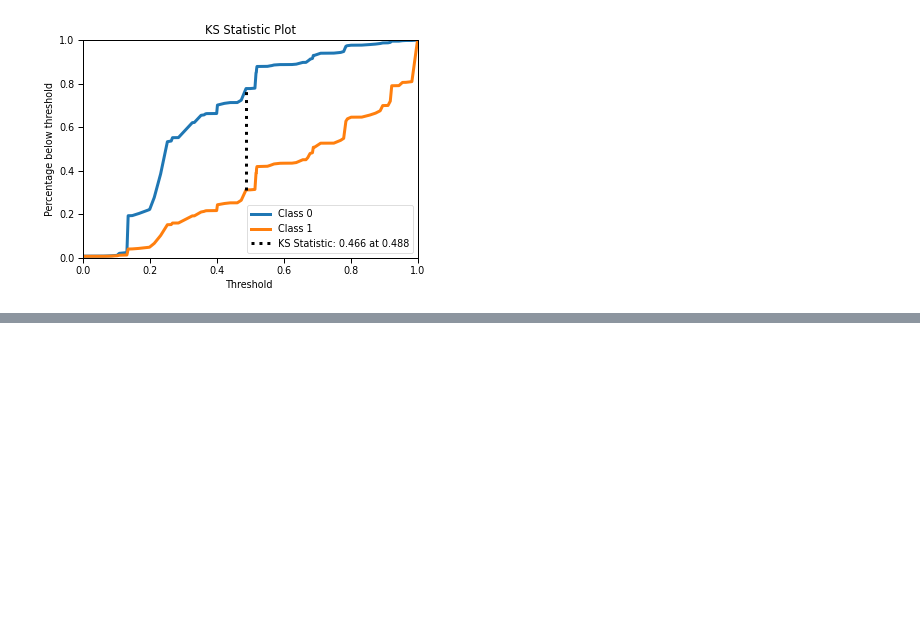
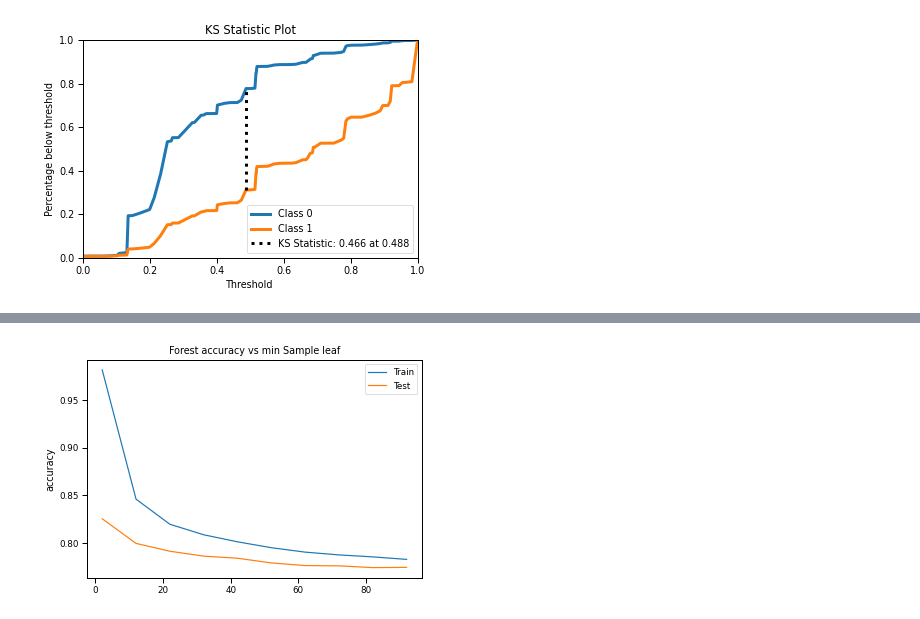
Before and after one commit to ansonsibi1/Credit-Card-Default-Prediction---Capstone-Project, a Jupyter notebook: Credit_Card_Default_Prediction_Capstone_Project.ipynb, the cells around one changed output, grey strips where cells are left out. Drawn from its saved outputs; the diff is of its cells as text; code cells hidden in the pictures; blank space fills up the shorter version.

```diff
--- a/Credit_Card_Default_Prediction_Capstone_Project.ipynb
+++ b/Credit_Card_Default_Prediction_Capstone_Project.ipynb
@@ -1009,0 +1040,23 @@ skplt.metrics.plot_ks_statistic(y_test, prob)
+# %%
+sam_list = np.arange(2,100,10)
+train2,test2=[],[]
+for sample in sam_list:
+    tree = RandomForestClassifier(min_samples_leaf=sample)
+    tree.fit(x_train, y_train)
+    prediction = tree.predict(x_test)
+    train_pred = tree.predict(x_train)
+    train_acc = accuracy_score(y_train, train_pred)
+    test_acc = accuracy_score(y_test, prediction)
+    train2.append(train_acc)
+    test2.append(test_acc)
+performance = pd.DataFrame({'sam_list':sam_list,'Train_acc':train2,'Test_acc':test2})
+fig, ax = plt.subplots()
+x_axis = sam_list
+ax.plot(x_axis, performance['Train_acc'], label='Train')
+ax.plot(x_axis, performance['Test_acc'], label='Test')
+ax.legend()
+plt.ylabel('accuracy')
+plt.title('Forest accuracy vs min Sample leaf')
+plt.show()
+# %% [output]
+[figure, added]
```
Also changed, not shown: parts of 59 cells of this notebook.
